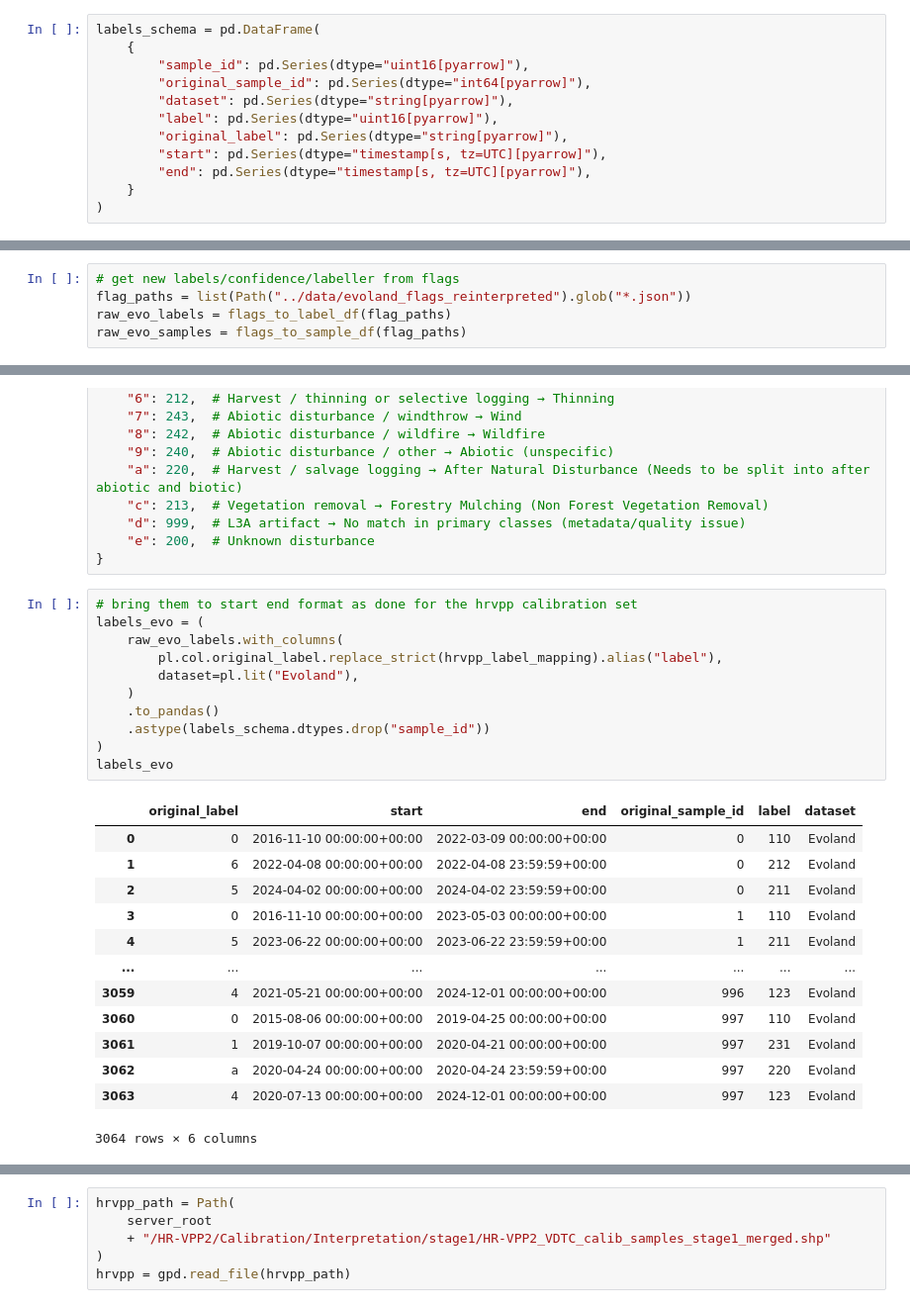
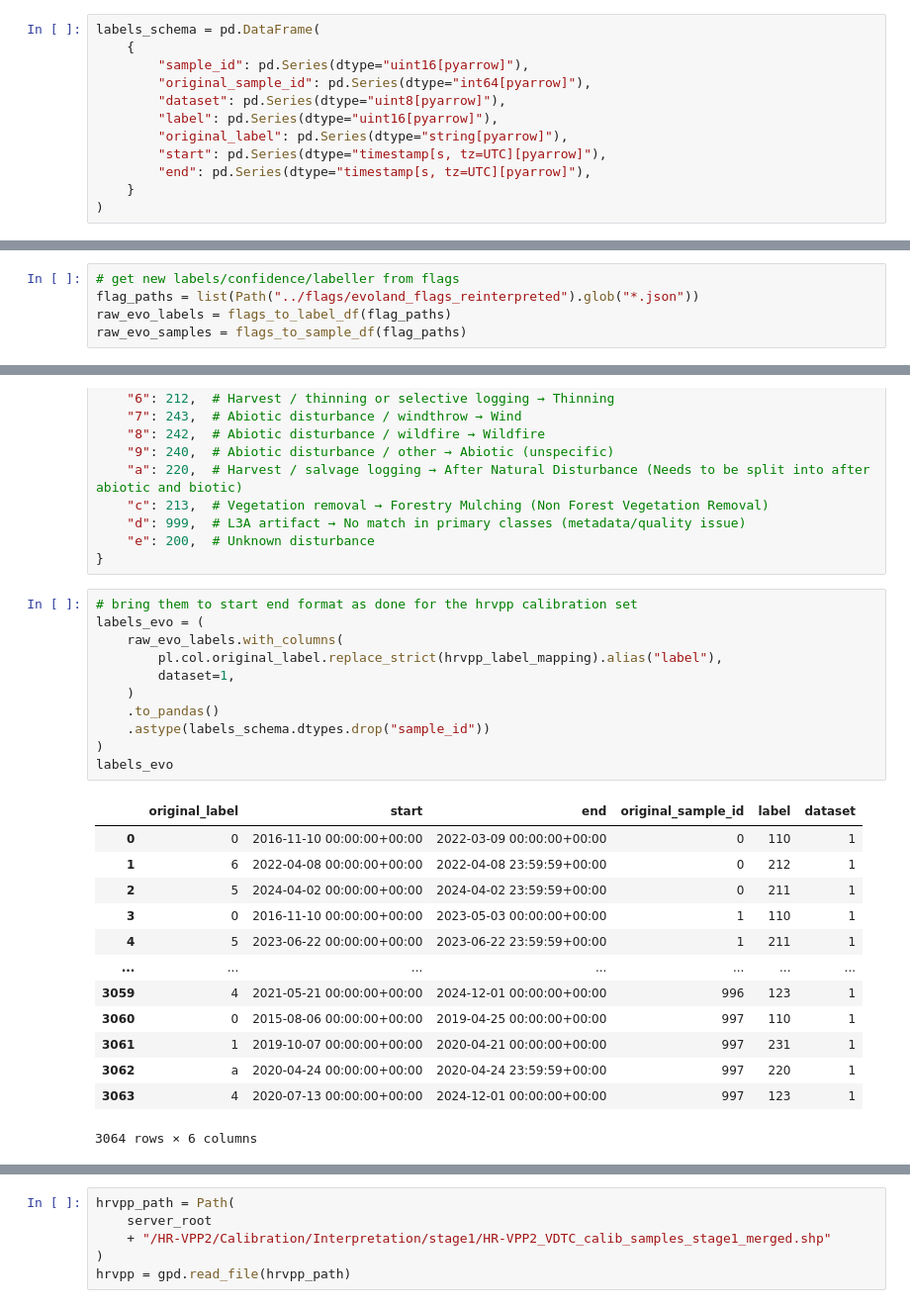
Before and after one commit to JR-DIGITAL/DISFOR, a Jupyter notebook: notebooks/1_homogenize_samples.ipynb, the cells around one changed output, grey strips where cells are left out. Shown at 99% size. Cells and saved outputs as stored; diff of their text form.

```diff
--- a/notebooks/1_homogenize_samples.ipynb
+++ b/notebooks/1_homogenize_samples.ipynb
@@ -62,7 +62,7 @@ labels_schema = pd.DataFrame(
     {
         "sample_id": pd.Series(dtype="uint16[pyarrow]"),
         "original_sample_id": pd.Series(dtype="int64[pyarrow]"),
-        "dataset": pd.Series(dtype="string[pyarrow]"),
+        "dataset": pd.Series(dtype="uint8[pyarrow]"),
         "label": pd.Series(dtype="uint16[pyarrow]"),
         "original_label": pd.Series(dtype="string[pyarrow]"),
         "start": pd.Series(dtype="timestamp[s, tz=UTC][pyarrow]"),
@@ -136,7 +136,7 @@ samples_df["source_description"] = samples_df["site"].replace(
 samples_df["comment"] = samples_df.apply(combine_comments, axis=1)
 # %%
 # get new labels/confidence/labeller from flags
-flag_paths = list(Path("../data/evoland_flags_reinterpreted").glob("*.json"))
+flag_paths = list(Path("../flags/evoland_flags_reinterpreted").glob("*.json"))
 raw_evo_labels = flags_to_label_df(flag_paths)
 raw_evo_samples = flags_to_sample_df(flag_paths)
 # %%
@@ -254,26 +254,26 @@ hrvpp_label_mapping = {
 # %%
 # bring them to start end format as done for the hrvpp calibration set
 labels_evo = (
     raw_evo_labels.with_columns(
         pl.col.original_label.replace_strict(hrvpp_label_mapping).alias("label"),
-        dataset=pl.lit("Evoland"),
+        dataset=1,
     )
     .to_pandas()
     .astype(labels_schema.dtypes.drop("sample_id"))
 )
 labels_evo
 # %% [output]
 |  | original_label | start | end | original_sample_id | label | dataset |
-| 0 | 0 | 2016-11-10 00:00:00+00:00 | 2022-03-09 00:00:00+00:00 | 0 | 110 | Evoland |
-| 1 | 6 | 2022-04-08 00:00:00+00:00 | 2022-04-08 23:59:59+00:00 | 0 | 212 | Evoland |
-| 2 | 5 | 2024-04-02 00:00:00+00:00 | 2024-04-02 23:59:59+00:00 | 0 | 211 | Evoland |
-| 3 | 0 | 2016-11-10 00:00:00+00:00 | 2023-05-03 00:00:00+00:00 | 1 | 110 | Evoland |
-| 4 | 5 | 2023-06-22 00:00:00+00:00 | 2023-06-22 23:59:59+00:00 | 1 | 211 | Evoland |
+| 0 | 0 | 2016-11-10 00:00:00+00:00 | 2022-03-09 00:00:00+00:00 | 0 | 110 | 1 |
+| 1 | 6 | 2022-04-08 00:00:00+00:00 | 2022-04-08 23:59:59+00:00 | 0 | 212 | 1 |
+| 2 | 5 | 2024-04-02 00:00:00+00:00 | 2024-04-02 23:59:59+00:00 | 0 | 211 | 1 |
+| 3 | 0 | 2016-11-10 00:00:00+00:00 | 2023-05-03 00:00:00+00:00 | 1 | 110 | 1 |
+| 4 | 5 | 2023-06-22 00:00:00+00:00 | 2023-06-22 23:59:59+00:00 | 1 | 211 | 1 |
 | ... | ... | ... | ... | ... | ... | ... |
-| 3059 | 4 | 2021-05-21 00:00:00+00:00 | 2024-12-01 00:00:00+00:00 | 996 | 123 | Evoland |
-| 3060 | 0 | 2015-08-06 00:00:00+00:00 | 2019-04-25 00:00:00+00:00 | 997 | 110 | Evoland |
-| 3061 | 1 | 2019-10-07 00:00:00+00:00 | 2020-04-21 00:00:00+00:00 | 997 | 231 | Evoland |
-| 3062 | a | 2020-04-24 00:00:00+00:00 | 2020-04-24 23:59:59+00:00 | 997 | 220 | Evoland |
-| 3063 | 4 | 2020-07-13 00:00:00+00:00 | 2024-12-01 00:00:00+00:00 | 997 | 123 | Evoland |
+| 3059 | 4 | 2021-05-21 00:00:00+00:00 | 2024-12-01 00:00:00+00:00 | 996 | 123 | 1 |
+| 3060 | 0 | 2015-08-06 00:00:00+00:00 | 2019-04-25 00:00:00+00:00 | 997 | 110 | 1 |
+| 3061 | 1 | 2019-10-07 00:00:00+00:00 | 2020-04-21 00:00:00+00:00 | 997 | 231 | 1 |
+| 3062 | a | 2020-04-24 00:00:00+00:00 | 2020-04-24 23:59:59+00:00 | 997 | 220 | 1 |
+| 3063 | 4 | 2020-07-13 00:00:00+00:00 | 2024-12-01 00:00:00+00:00 | 997 | 123 | 1 |
 3064 rows × 6 columns
 # %% [markdown]
```
Also changed, not shown: parts of 21 cells of this notebook, 2 other files.
